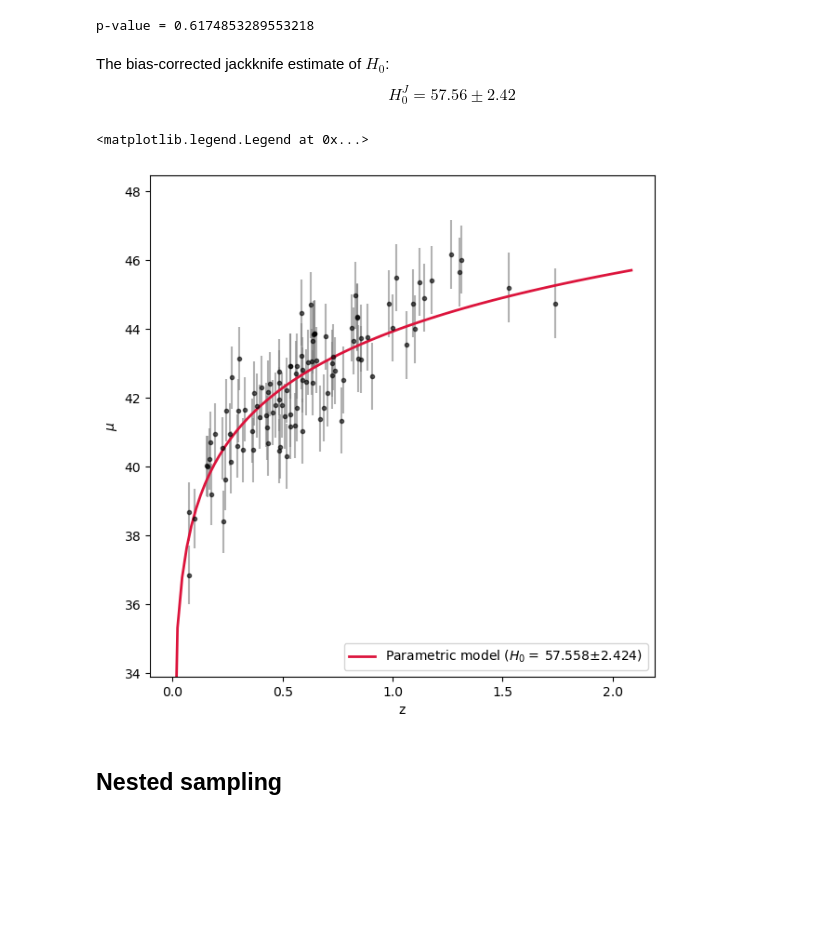
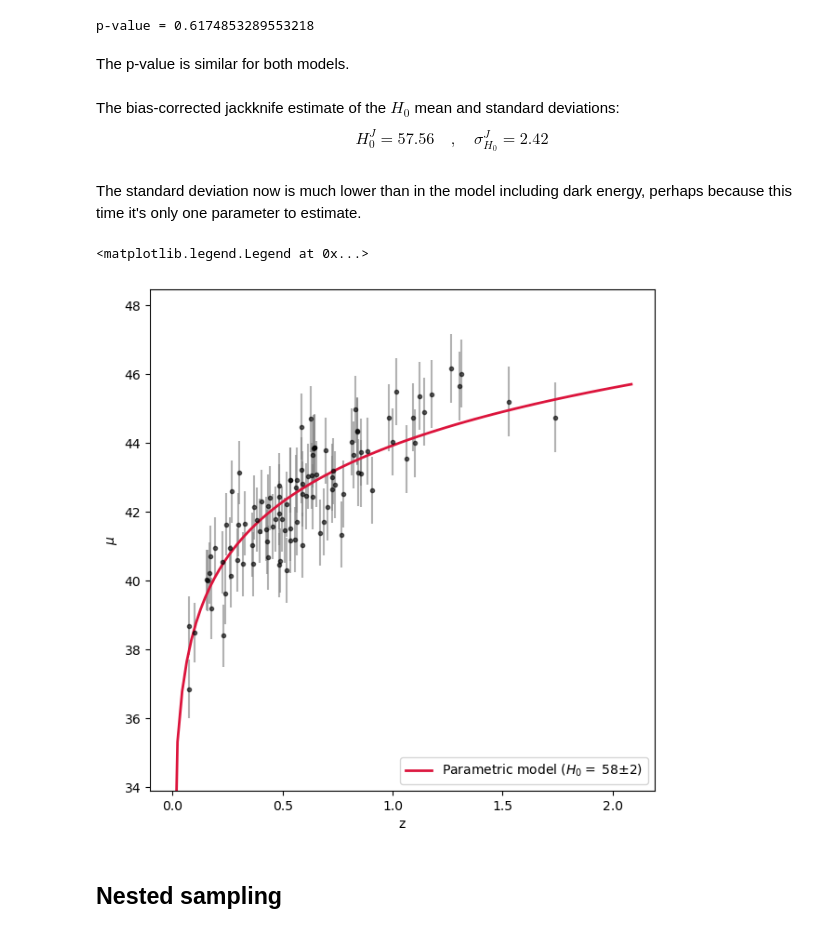
Before and after one commit to Giovanni-Ferron/astrostatistics_bicocca_2024, a Jupyter notebook: working/ex_L18.ipynb, the cells around one changed output. Saved outputs shown, nothing was run; the diff lists cells and outputs as text; code cells hidden in the pictures; blank space fills up the shorter version.

```diff
--- a/working/ex_L18.ipynb
+++ b/working/ex_L18.ipynb
@@ -455,6 +455,8 @@ p_value_NoDE = 1 - chi2(len(z_sample) - 1).cdf(chi2_NoDE)
 print("p-value = " + str(p_value_NoDE))
 # %% [output]
 p-value = 0.6174853289553218
+# %% [markdown]
+The p-value is similar for both models.
 # %%
 #Jackknife and parameter uncertainty
 
@@ -477,25 +479,27 @@ def GetParametersNoDE(data):
 H0_mean_NoDE, H0_std_NoDE, H0_distr_NoDE = jackknife(z_sample, user_statistic=GetParametersNoDE, return_raw_distribution=True, pass_indices=True)
 # %%
 display(Markdown(
-    "The bias-corrected jackknife estimate of $H_0$:"
-    "$$ H_0^J = " + f"{H0_mean_NoDE:.2f}" + "\pm" + f"{H0_std_NoDE:.2f}" + "$$"
+    "The bias-corrected jackknife estimate of the $H_0$ mean and standard deviations:"
+    "$$ H_0^J = " + f"{H0_mean_NoDE:.2f}" + "\quad , \quad \sigma_{H_0}^J = " + f"{H0_std_NoDE:.2f}" + "$$"
 ))
 # %% [output]
-The bias-corrected jackknife estimate of $H_0$:$$ H_0^J = 57.56\pm2.42$$
+The bias-corrected jackknife estimate of the $H_0$ mean and standard deviations:$$ H_0^J = 57.56\quad , \quad \sigma_{H_0}^J = 2.42$$
+# %% [markdown]
+The standard deviation now is much lower than in the model including dark energy, perhaps because this time it's only one parameter to estimate.
 # %%
 #Plot best fit
 
 plt.figure()
 plt.errorbar(z_sample, mu_sample, dmu, fmt=".k", ecolor="grey", alpha=0.6)
 plt.plot(z_grid, LambdaCDM(H0=H0_mean_NoDE, Om0=1, Ode0=0).distmod(z_grid).value, color="crimson", lw=2,
-         label="Parametric model ($H_0 = $" + f"{H0_mean_NoDE: .3f}" + "$\pm$" + f"{H0_std_NoDE:.3f}" + ")")
+         label="Parametric model ($H_0 = $" + f"{H0_mean_NoDE: .0f}" + "$\pm$" + f"{H0_std_NoDE:.0f}" + ")")
 plt.xlabel("z")
 plt.ylabel("$\mu$")
 plt.ylim(0.92*min(mu_sample), 1.05*max(mu_sample))
 plt.legend(loc="lower right")
 # %% [output]
 <matplotlib.legend.Legend at 0x...>
-[figure, old version]
+[figure, new version]
 # %% [markdown]
 ## Nested sampling
 # %%
```
Also changed, not shown: parts of 5 cells of this notebook.
